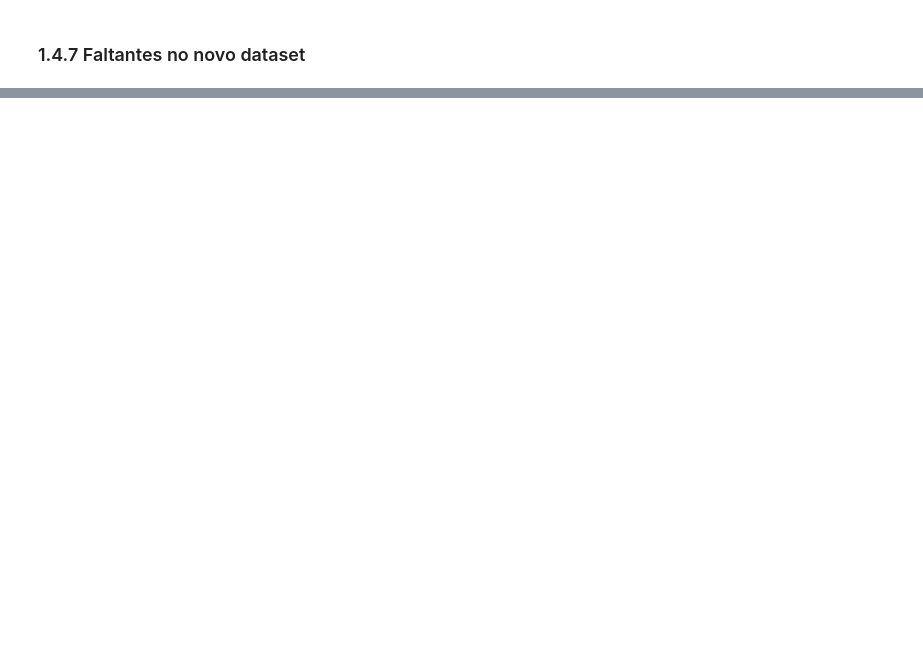
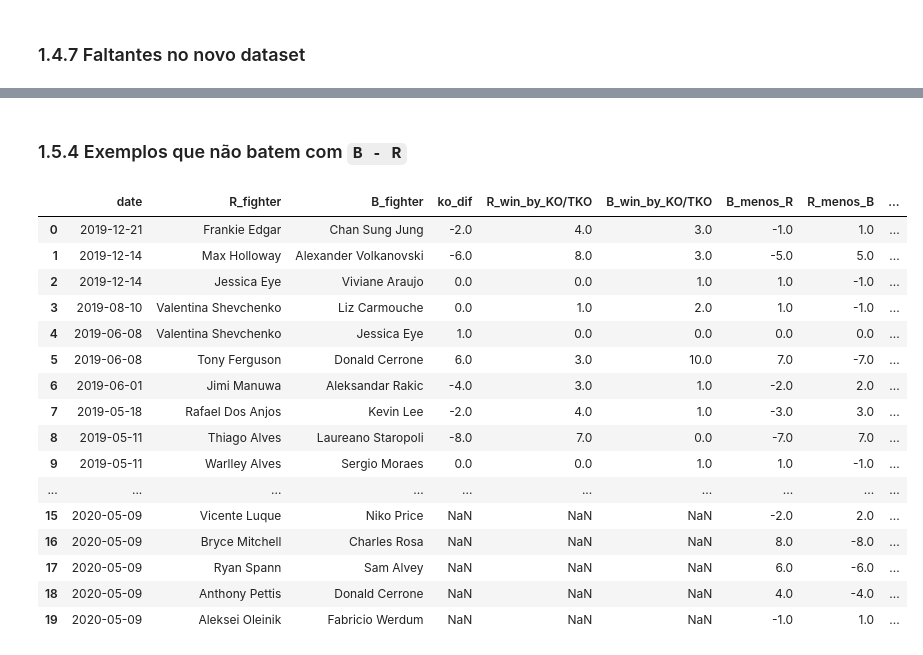
Before and after one commit to joaopjpc/UFSCIENCE, a Jupyter notebook: UFC_first_clean_data.ipynb, the cells around one changed output, grey strips where cells are left out. Cells and saved outputs as stored; diff of their text form; code cells hidden in the pictures; blank space fills up the shorter version.

```diff
--- a/UFC_first_clean_data.ipynb
+++ b/UFC_first_clean_data.ipynb
@@ -641,0 +681,27 @@ faltantes_por_ano = (
+# %%
+resumos_ano = []
+
+for par in pares_dif:
+    dif = par['dif']
+    red = par['red']
+    blue = par['blue']
+
+    dados = df_master[['date', dif, red, blue]].dropna(subset=[dif, red, blue]).copy()
+    dados['ano'] = dados['date'].dt.year
+    dados['B_menos_R'] = dados[blue] - dados[red]
+    dados['R_menos_B'] = dados[red] - dados[blue]
+    dados['bate_B_menos_R'] = np.isclose(dados[dif], dados['B_menos_R'], atol=1e-3)
+    dados['bate_R_menos_B'] = np.isclose(dados[dif], dados['R_menos_B'], atol=1e-3)
+
+    resumo_ano = dados.groupby('ano').agg(
+        linhas=(dif, 'size'),
+        bate_B_menos_R=('bate_B_menos_R', 'sum'),
+        bate_R_menos_B=('bate_R_menos_B', 'sum'),
+    ).reset_index()
+    resumo_ano['dif'] = dif
+    resumo_ano['pct_B_menos_R'] = (resumo_ano['bate_B_menos_R'] / resumo_ano['linhas'] * 100).round(1)
+    resumo_ano['pct_R_menos_B'] = (resumo_ano['bate_R_menos_B'] / resumo_ano['linhas'] * 100).round(1)
+    resumos_ano.append(resumo_ano)
+
+resumo_difs_por_ano = pd.concat(resumos_ano, ignore_index=True)
+resumo_difs_por_ano[['dif', 'ano', 'linhas', 'pct_B_menos_R', 'pct_R_menos_B']]
@@ -641,0 +726,38 @@ faltantes_por_ano = (
+# %% [markdown]
+### 1.5.4 Exemplos que não batem com `B - R`
+# %%
+exemplos_divergencias = []
+
+for par in pares_dif:
+    dif = par['dif']
+    red = par['red']
+    blue = par['blue']
+
+    dados = df_master[['date', 'R_fighter', 'B_fighter', dif, red, blue]].dropna(subset=[dif, red, blue]).copy()
+    dados['B_menos_R'] = dados[blue] - dados[red]
+    dados['R_menos_B'] = dados[red] - dados[blue]
+    dados['erro_vs_B_menos_R'] = dados[dif] - dados['B_menos_R']
+    dados['dif_investigada'] = dif
+    divergentes = dados.loc[~np.isclose(dados[dif], dados['B_menos_R'], atol=1e-3)]
+    exemplos_divergencias.append(divergentes.head(10))
+
+exemplos_divergencias = pd.concat(exemplos_divergencias, ignore_index=True)
+exemplos_divergencias
+# %% [output]
+|  | date | R_fighter | B_fighter | ko_dif | R_win_by_KO/TKO | B_win_by_KO/TKO | B_menos_R | R_menos_B | ... |
+| 0 | 2019-12-21 | Frankie Edgar | Chan Sung Jung | -2.0 | 4.0 | 3.0 | -1.0 | 1.0 | ... |
+| 1 | 2019-12-14 | Max Holloway | Alexander Volkanovski | -6.0 | 8.0 | 3.0 | -5.0 | 5.0 | ... |
+| 2 | 2019-12-14 | Jessica Eye | Viviane Araujo | 0.0 | 0.0 | 1.0 | 1.0 | -1.0 | ... |
+| 3 | 2019-08-10 | Valentina Shevchenko | Liz Carmouche | 0.0 | 1.0 | 2.0 | 1.0 | -1.0 | ... |
+| 4 | 2019-06-08 | Valentina Shevchenko | Jessica Eye | 1.0 | 0.0 | 0.0 | 0.0 | 0.0 | ... |
+| 5 | 2019-06-08 | Tony Ferguson | Donald Cerrone | 6.0 | 3.0 | 10.0 | 7.0 | -7.0 | ... |
+| 6 | 2019-06-01 | Jimi Manuwa | Aleksandar Rakic | -4.0 | 3.0 | 1.0 | -2.0 | 2.0 | ... |
+| 7 | 2019-05-18 | Rafael Dos Anjos | Kevin Lee | -2.0 | 4.0 | 1.0 | -3.0 | 3.0 | ... |
+| 8 | 2019-05-11 | Thiago Alves | Laureano Staropoli | -8.0 | 7.0 | 0.0 | -7.0 | 7.0 | ... |
+| 9 | 2019-05-11 | Warlley Alves | Sergio Moraes | 0.0 | 0.0 | 1.0 | 1.0 | -1.0 | ... |
+| ... | ... | ... | ... | ... | ... | ... | ... | ... | ... |
+| 15 | 2020-05-09 | Vicente Luque | Niko Price | NaN | NaN | NaN | -2.0 | 2.0 | ... |
+| 16 | 2020-05-09 | Bryce Mitchell | Charles Rosa | NaN | NaN | NaN | 8.0 | -8.0 | ... |
+| 17 | 2020-05-09 | Ryan Spann | Sam Alvey | NaN | NaN | NaN | 6.0 | -6.0 | ... |
+| 18 | 2020-05-09 | Anthony Pettis | Donald Cerrone | NaN | NaN | NaN | 4.0 | -4.0 | ... |
+| 19 | 2020-05-09 | Aleksei Oleinik | Fabricio Werdum | NaN | NaN | NaN | -1.0 | 1.0 | ... |
```
Also changed, not shown: parts of 25 cells of this notebook, 2 other files.
